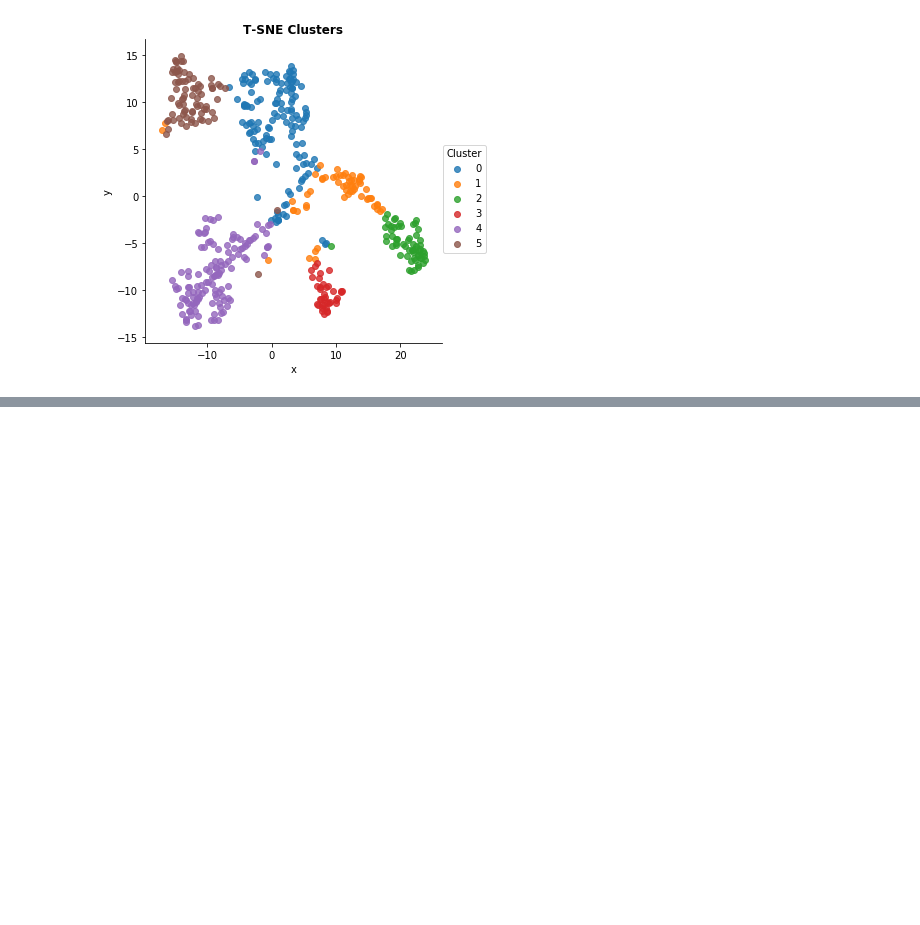
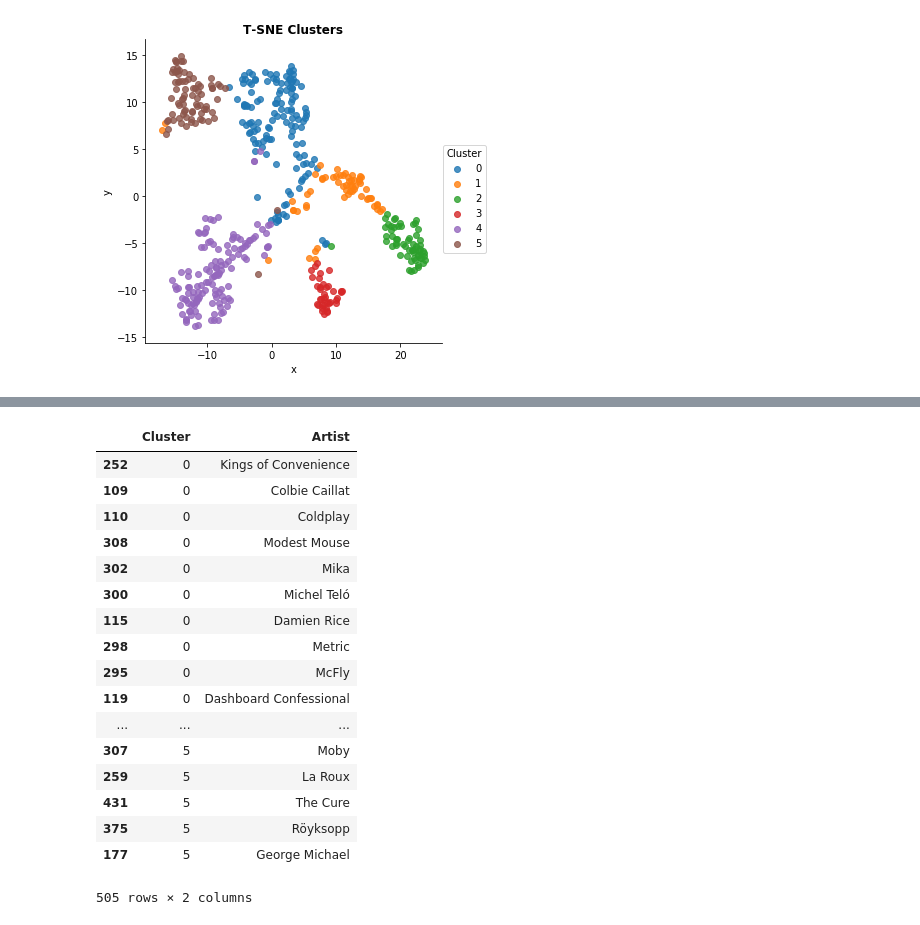
Before and after one commit to cipher813/recommender_system, a Jupyter notebook: notebooks/LastFM_Recommender_Genre_KMC_tSNE.ipynb, the cells around one changed output, grey strips where cells are left out. Saved outputs shown, nothing was run; the diff lists cells and outputs as text; code cells hidden in the pictures; blank space fills up the shorter version.

Commit message:
split out different genre clustering methods

```diff
--- a/notebooks/LastFM_Recommender_Genre_KMC_tSNE.ipynb
+++ b/notebooks/LastFM_Recommender_Genre_KMC_tSNE.ipynb
@@ -191,6 +186,8 @@ tsne = TSNE(n_components=2, init='pca',perplexity=40, n_iter=500, random_state=s
 tsne = tsne.fit_transform(X_reduced)
 df_tsne = pd.DataFrame(tsne, columns=["tsne_x", "tsne_y"])
 df_tsne["Cluster"] = labels
+df_tsne["Cluster"] = df_tsne["Cluster"].apply(str)
+df_tsne["Artist"] = [a for a in tag_data.name]
 
 fig = plt.figure(figsize=(10,10))
 tsne = sns.lmplot("tsne_x", "tsne_y", data=df_tsne, fit_reg=False, hue="Cluster")
@@ -240,0 +205,22 @@ tsne_gg
+# %%
+# list artists by cluster
+df_tsne[['Cluster','Artist']].sort_values('Cluster')
+# %% [output]
+|  | Cluster | Artist |
+| 252 | 0 | Kings of Convenience |
+| 109 | 0 | Colbie Caillat |
+| 110 | 0 | Coldplay |
+| 308 | 0 | Modest Mouse |
+| 302 | 0 | Mika |
+| 300 | 0 | Michel Teló |
+| 115 | 0 | Damien Rice |
+| 298 | 0 | Metric |
+| 295 | 0 | McFly |
+| 119 | 0 | Dashboard Confessional |
+| ... | ... | ... |
+| 307 | 5 | Moby |
+| 259 | 5 | La Roux |
+| 431 | 5 | The Cure |
+| 375 | 5 | Röyksopp |
+| 177 | 5 | George Michael |
+505 rows × 2 columns
```
Also changed, not shown: parts of 73 cells of this notebook, 5 other files.
